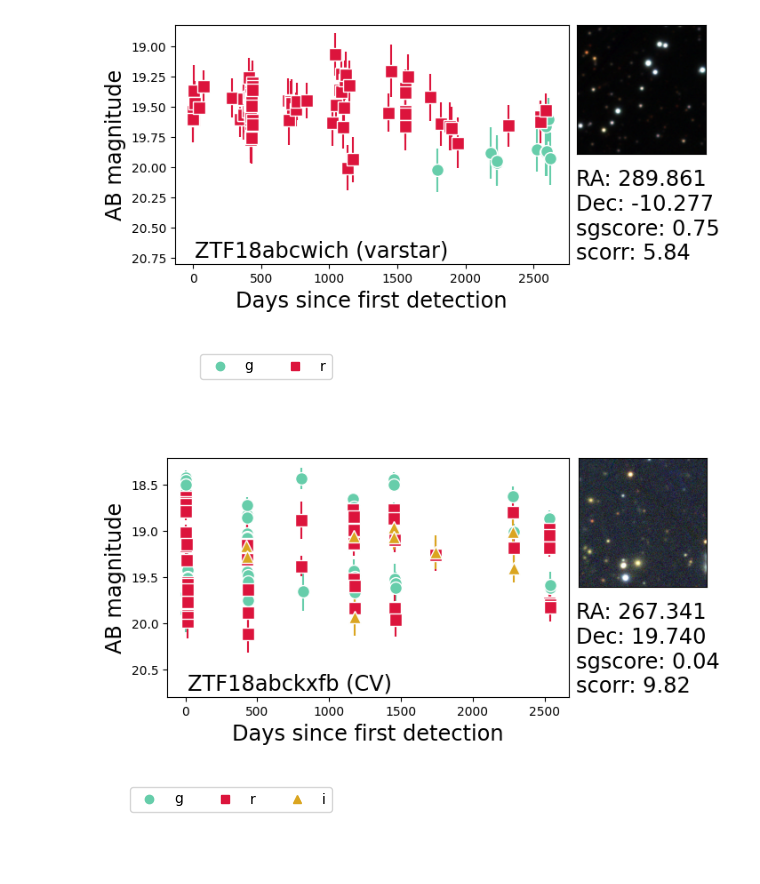
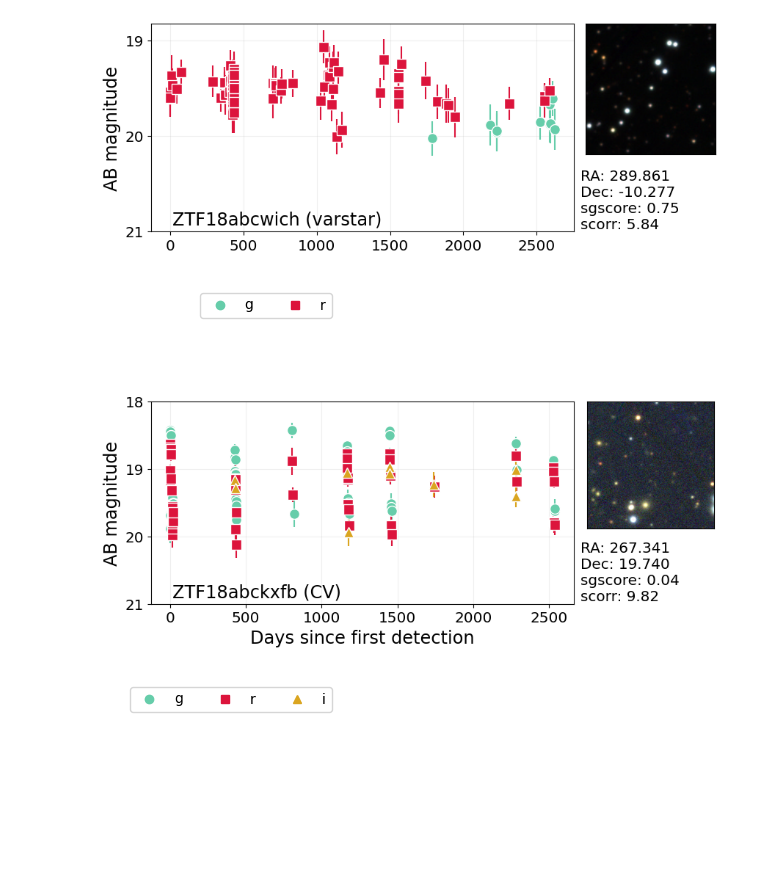
Before and after one commit to dev-ved30/Oracle, a Jupyter notebook: paper_figures/figure1/mock_figure.ipynb, the cells around one changed output. Drawn from its saved outputs; the diff is of its cells as text; code cells hidden in the pictures; blank space fills up the shorter version.

```diff
--- a/paper_figures/figure1/mock_figure.ipynb
+++ b/paper_figures/figure1/mock_figure.ipynb
@@ -14,13 +14,15 @@ test_df = pd.read_parquet(BTS_test_parquet_path)
 # %%
 df = pd.concat([val_df, test_df], ignore_index=True)
 # %%
-def plot_ztf_sample(id, save=True):
+def plot_ztf_sample(id, x_label=False, save=True):
+
+    x_size = 3.5 if x_label else 3.2
 
     gs_kw = dict(width_ratios=[3, 1], height_ratios=[2, 1])
     fig, axd = plt.subplot_mosaic([['left', 'upper right'],
                                 ['left', 'lower right']],
                                     gridspec_kw=gs_kw,
-                                figsize=(7, 3.3), layout="constrained")
+                                figsize=(8.5, x_size), layout="constrained")
     for k in ['upper right', 'lower right']:
         axd[k].set_xticks([])
         axd[k].set_yticks([])
@@ -50,7 +52,8 @@ def plot_ztf_sample(id, save=True):
     axd['left'].set_ylim(top=20.8)
 
     axd['left'].invert_yaxis()
-    axd['left'].set_xlabel('Days since first detection', fontsize='xx-large')
+    if x_label:
+        axd['left'].set_xlabel('Days since first detection', fontsize='xx-large')
     axd['left'].set_ylabel('AB magnitude', fontsize='xx-large')
 
     ps_data = sample['ps'].iloc[0]
@@ -64,7 +67,7 @@ def plot_ztf_sample(id, save=True):
     text = f"RA: {ra:.3f}\nDec: {dec:.3f}\nsgscore: {sgscore:.2f}\nscorr: {scorr:.2f}"
 
     axd['lower right'].text(0, 0, text, transform=axd['lower right'].transAxes,
-                        fontsize='xx-large', color='black', ha='left', va='bottom')
+                        fontsize='x-large', color='black', ha='left', va='bottom')
     axd['lower right'].axis('off')
 
 
@@ -78,6 +81,14 @@ def plot_ztf_sample(id, save=True):
     ax_legend.legend(ncol=3)
     ax_legend.axis('off')
 
+    # only keep y ticks for integer magnitudes
+    yticks = axd['left'].get_yticks()
+    axd['left'].set_yticks(yticks[yticks % 1 == 0])
+
+    # make x and y tick labels larger
+    axd['left'].tick_params(axis='both', which='major', labelsize='x-large')
+
+    axd['left'].grid(True, alpha=0.2)
 
     if save:
         fig.savefig(f"{label}_{id}.pdf")
@@ -112,12 +123,12 @@ plot_ztf_sample("ZTF20abgbulk")
 # %%
 plot_ztf_sample("ZTF18abcwich")
 # %% [output]
-[figure, old version]
+[figure, new version]
 [figure]
 # %%
-plot_ztf_sample("ZTF18abckxfb")
+plot_ztf_sample("ZTF18abckxfb", x_label=True)
 # %% [output]
-[figure, old version]
+[figure, new version]
 [figure]
 # %%
 # shuffle the df
```
Also changed, not shown: parts of 8 cells of this notebook, 6 other files.
